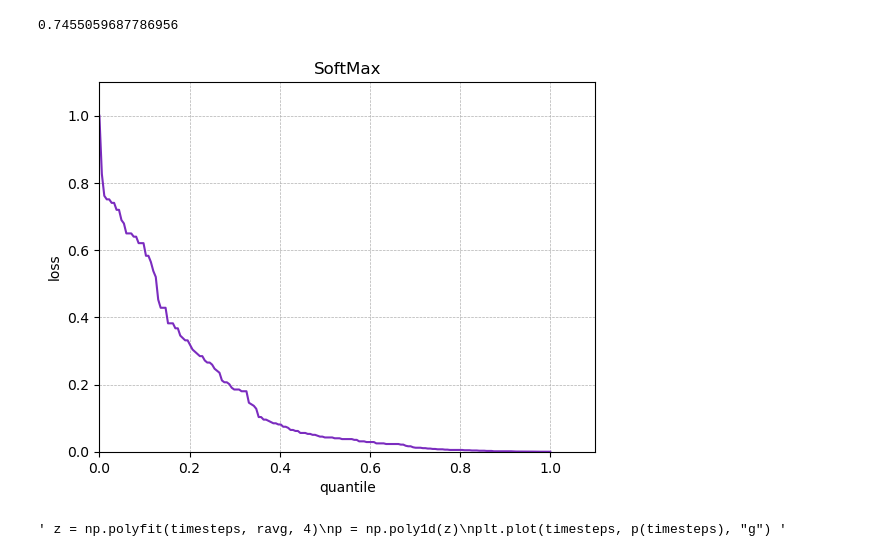
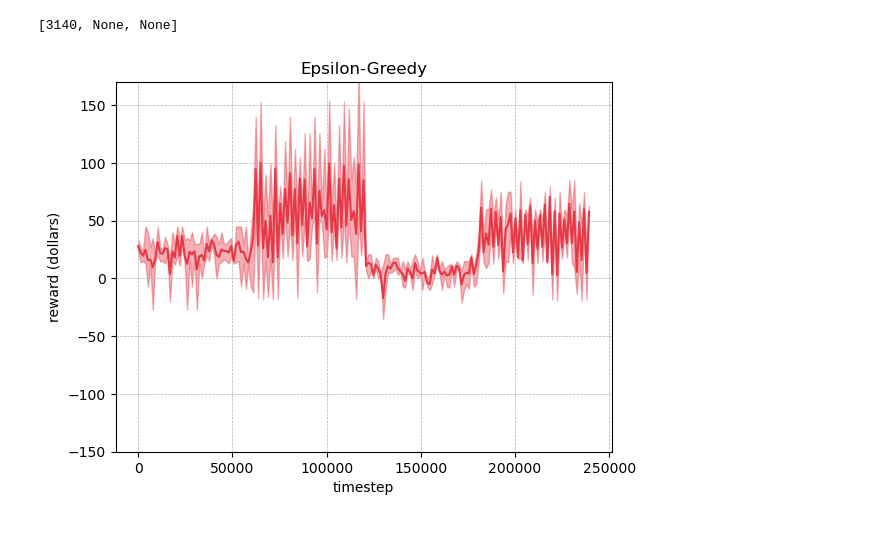
Before and after one commit to ObsidianXVI/QBrew, a Jupyter notebook: lib/analysers/dataset_analyser.ipynb, the cells around one changed output. Cells and saved outputs as stored; diff of their text form; code cells hidden in the pictures.

Commit message:
generate and graph dataset 6

```diff
--- a/lib/analysers/dataset_analyser.ipynb
+++ b/lib/analysers/dataset_analyser.ipynb
@@ -4,8 +4,8 @@ import numpy as np
 import matplotlib.pyplot as plt
 import tools as tools
 
-policy: str = "SM"
-dataset: str = "D5"
+policy: str = "EG"
+dataset: str = "D6"
 fileToAccess: str = ("../../data/archives/datasets/" + policy + "_" + dataset + "/range.csv")
 sampleStepSize: int = 1300 # 60
 startIndex: int = 0
@@ -143,22 +143,12 @@ def graphLossDistr(fileToAccess:str, epochSize: int, episodeSize: int) -> None:
     plt.ylim([0, max(normalisedSortedLossDistr)+0.1])
     plt.plot(normalisedTimesteps, normalisedSortedLossDistr, sm_color if policy == "SM"  else ep_color)
 # %%
-# graphRangeCSV(fileToAccess)
-# computeReconvTimes(fileToAccess, 1500, 40)
+graphRangeCSV(fileToAccess)
+computeReconvTimes(fileToAccess, 1500, 40)
+# %% [output]
+[3140, None, None]
+[figure, added]
 # %%
-graphLossDistr(fileToAccess, 1500, 40)
+# graphLossDistr(fileToAccess, 1500, 40)
-# %% [output]
-0.7455059687786956
-[figure, removed]
 # %%
 # graphLossTime(fileToAccess, 1500, 40)
-# %%
-# plt.scatter(x=timesteps, y=rmax, color="g")
-
-
-
-""" z = np.polyfit(timesteps, ravg, 4)
-p = np.poly1d(z)
-plt.plot(timesteps, p(timesteps), "g") """
-# %% [output]
-' z = np.polyfit(timesteps, ravg, 4)\np = np.poly1d(z)\nplt.plot(timesteps, p(timesteps), "g") '
```
Also changed, not shown: 11 other files.
